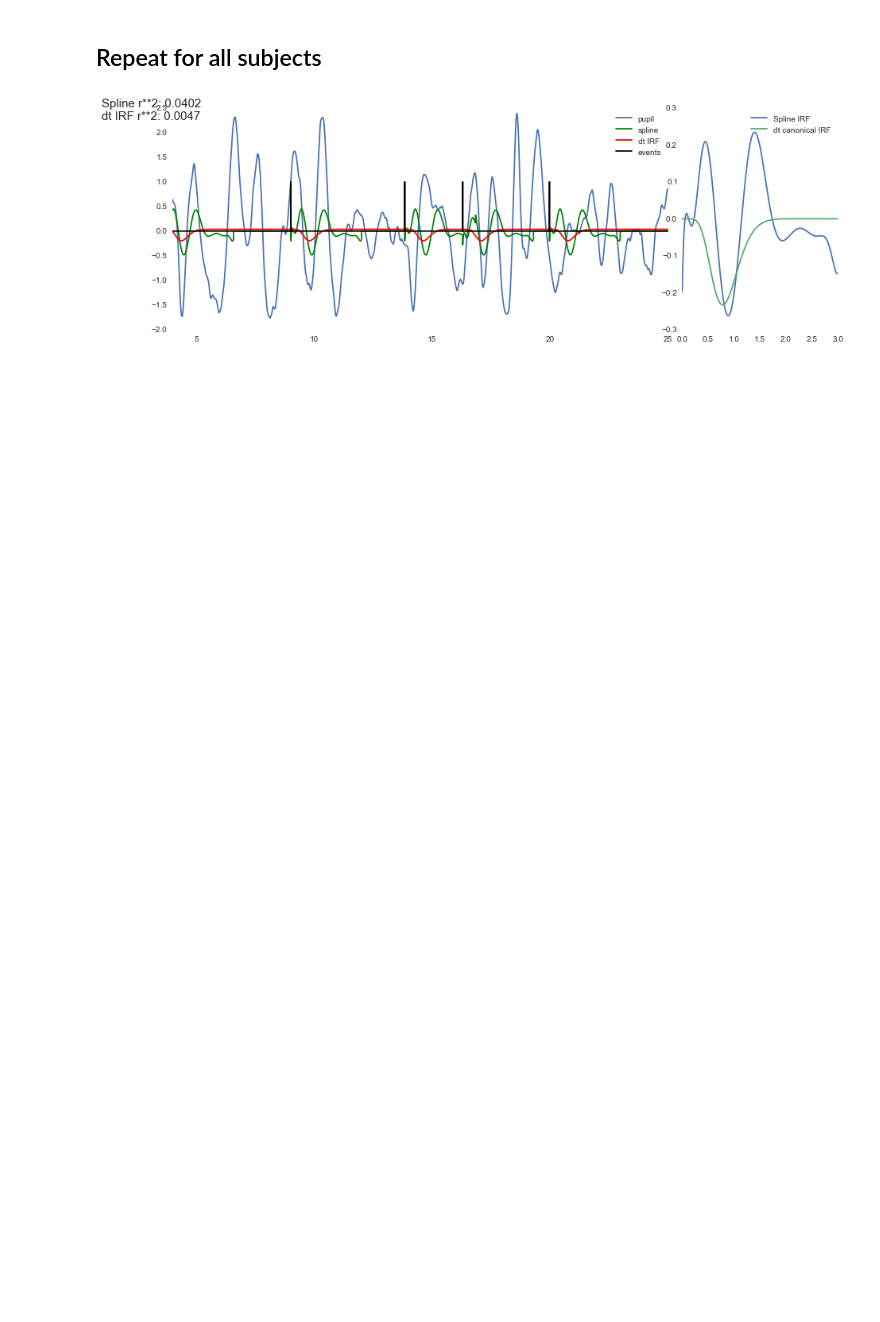
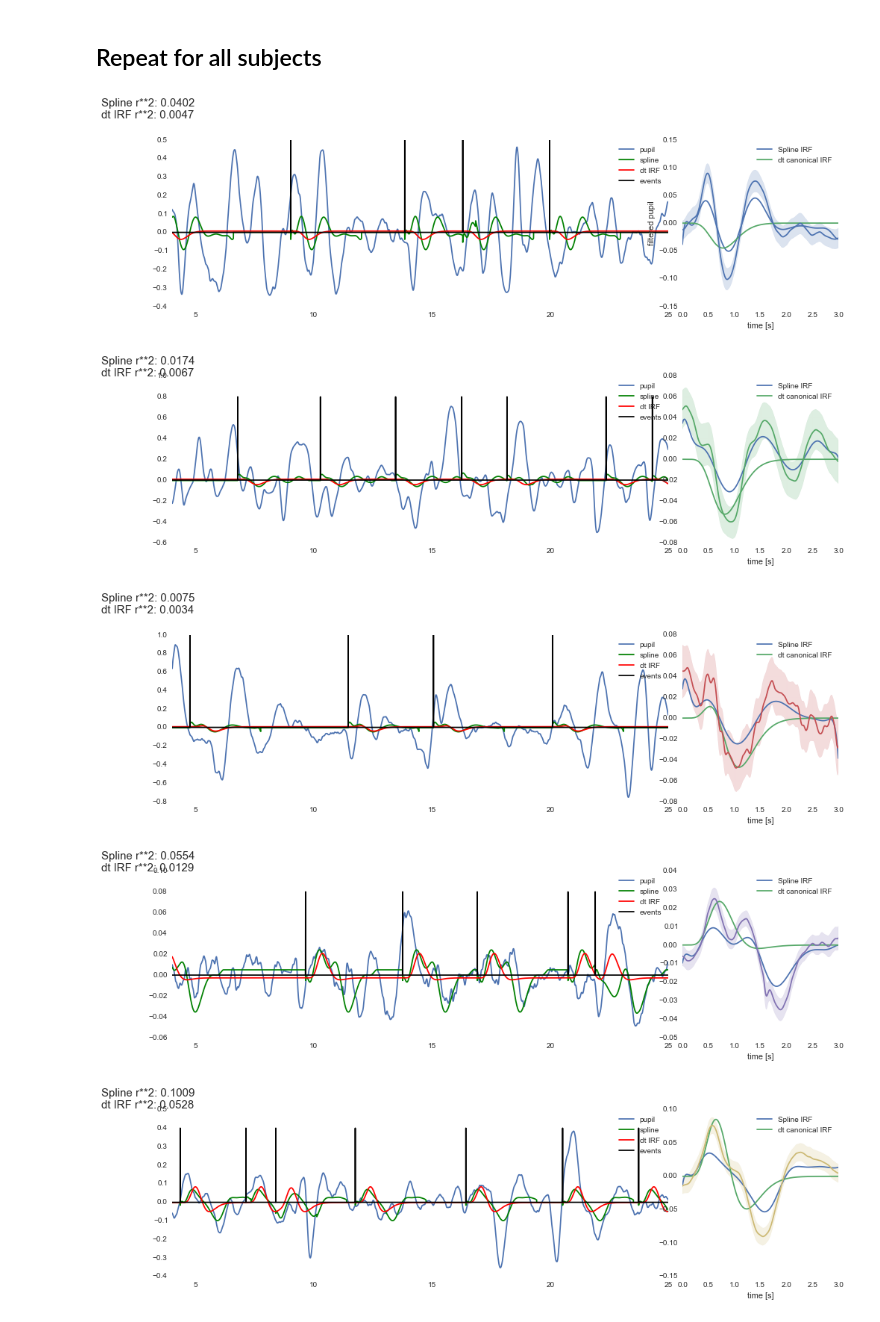
Before and after one commit to DonnerLab/Tutorials, a Jupyter notebook: Olympia_IRF_pupil_data.ipynb, the cells around one changed output. Drawn from its saved outputs; the diff is of its cells as text; code cells hidden in the pictures; blank space fills up the shorter version.

Commit message:
Make nicer plots that directly compare averages and IRF

```diff
--- a/Olympia_IRF_pupil_data.ipynb
+++ b/Olympia_IRF_pupil_data.ipynb
@@ -197,15 +197,11 @@ model_string = '+'.join(basis_str)
 pupil, design = pt.dmatrices('pupil_filtered ~ %s + 1'%model_string, data_f)
 figure(figsize=(20,8))
 subplot(2,1,1)
-mp, spupil =  pupil.mean(), pupil.std()
-pupil = (pupil-mp)/spupil
-
 plot(arange(50000)*dt, design[:50000, :])
 
 subplot(2,1,2)
 pupil2, design_irf = pt.dmatrices('pupil_filtered ~ cIRF + cIRFprime + 1', data_f)
-mp, spupil =  pupil2.mean(), pupil2.std()
-pupil2 = (pupil2-mp)/spupil
+
 plot(arange(50000)*dt, design_irf[:50000, :])
 # %% [output]
 [<matplotlib.lines.Line2D at 0x...>,
@@ -261,38 +257,51 @@ Repeat for all subjects
 # %%
 # Now do all subjs.
 from matplotlib import gridspec
 gs = GridSpec(1, 8)
 for sub_nr, subject in data.groupby('subject'):
     model_string = '+'.join(basis_str)
     pupil, design = pt.dmatrices('pupil_filtered ~ %s + 1'%model_string, subject)
-    mp, spupil =  pupil.mean(), pupil.std()
-    pupil = (pupil-mp)/spupil
     pupil2, design_irf = pt.dmatrices('pupil_filtered ~ cIRF + cIRFprime + 1', subject)
-    mp, spupil =  pupil2.mean(), pupil2.std()
-    pupil2 = (pupil2-mp)/spupil
     model = sm.OLS(pupil, design)
     results = model.fit()
 
     model = sm.OLS(pupil2, design_irf)
     results_irf = model.fit()
 
-    figure(figsize=(15,5))
+    figure(figsize=(16,4))
     subplot(gs[:, :6])
     idx = 25*int(sample_rate)
     plot(arange(1000,idx)*dt, pupil[1000:idx] )
     plot(arange(1000,idx)*dt, results.fittedvalues[1000:idx], 'g')
     plot(arange(1000,idx)*dt, results_irf.fittedvalues[1000:idx], 'r')
-    plot(arange(1000,idx)*dt, subject.events[1000:idx], 'k')
+    ymin, ymax = ylim()
+    plot(arange(1000,idx)*dt, subject.events[1000:idx]*ymax, 'k')
     xlim([1000*dt, idx*dt])
     legend(['pupil', 'spline', 'dt IRF', 'events'])
-
-    text(1, 2, 'Spline r**2: %0.4f \ndt IRF r**2: %0.4f \n'%(results.rsquared, results_irf.rsquared), fontdict={'fontsize':15})
+    text(1, ymax+ymax*0.1, 'Spline r**2: %0.4f \ndt IRF r**2: %0.4f \n'%(results.rsquared, results_irf.rsquared), fontdict={'fontsize':15})
     subplot(gs[:, 6:])
     l = dot(results.params[1:], basis.T ).shape[0]
 
     plot(arange(l)*dt, dot(results.params[1:], basis.T ))
     plot(arange(l)*dt, results_irf.params[1]*cIRF+results_irf.params[2]*cIRF_prime)
 
     legend(['Spline IRF', 'dt canonical IRF'])
+
+    sub = sub_nr
+    events = where(subject.events>0)[0]
+    acc = []
+    for event in events:
+        pp = subject.pupil_filtered[int(event):int(event+fs*basis_length)]
+        pp = pad(pp, (0, int(fs*basis_length)-len(pp)), mode='constant')
+        acc.append(pp)
+    acc = vstack(acc)
+    sns.tsplot(acc, time=dt*arange(basis_length*fs),color=colors[sub])
+    xlabel('time [s]')
+    if sub == 0:
+        ylabel('filtered pupil')
 # %% [output]
-[figure, old version]
+[figure, new version]
+[figure, added]
+[figure, added]
+[figure, added]
+[figure, added]
```
Also changed, not shown: parts of 2 cells of this notebook.
